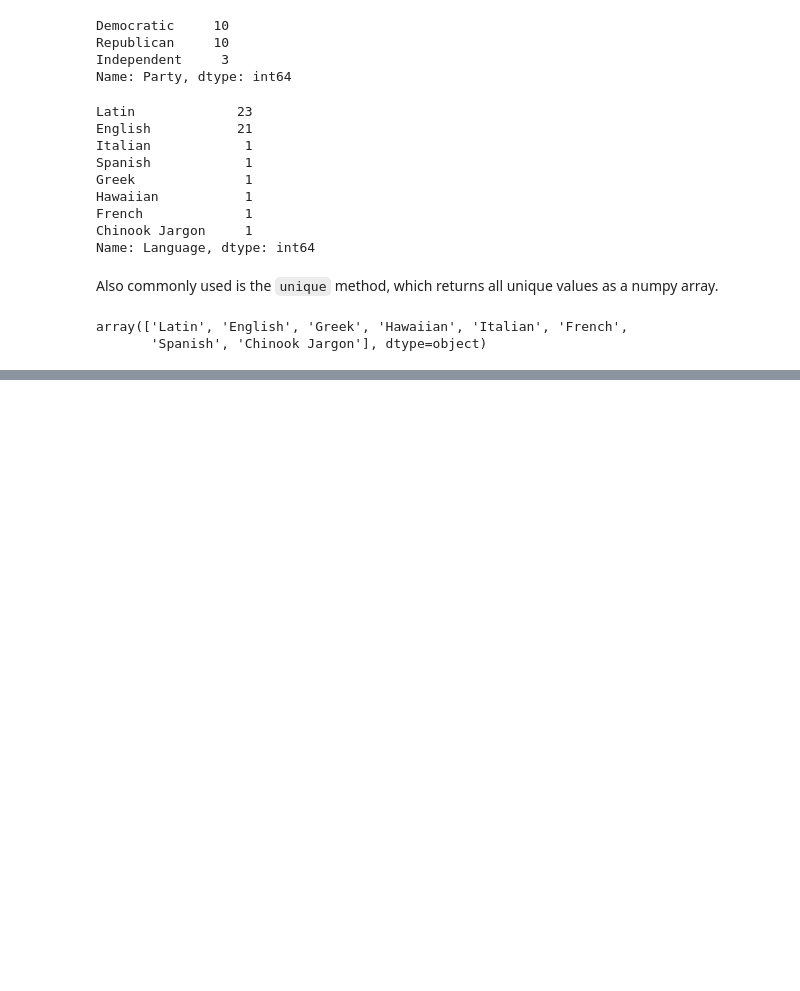
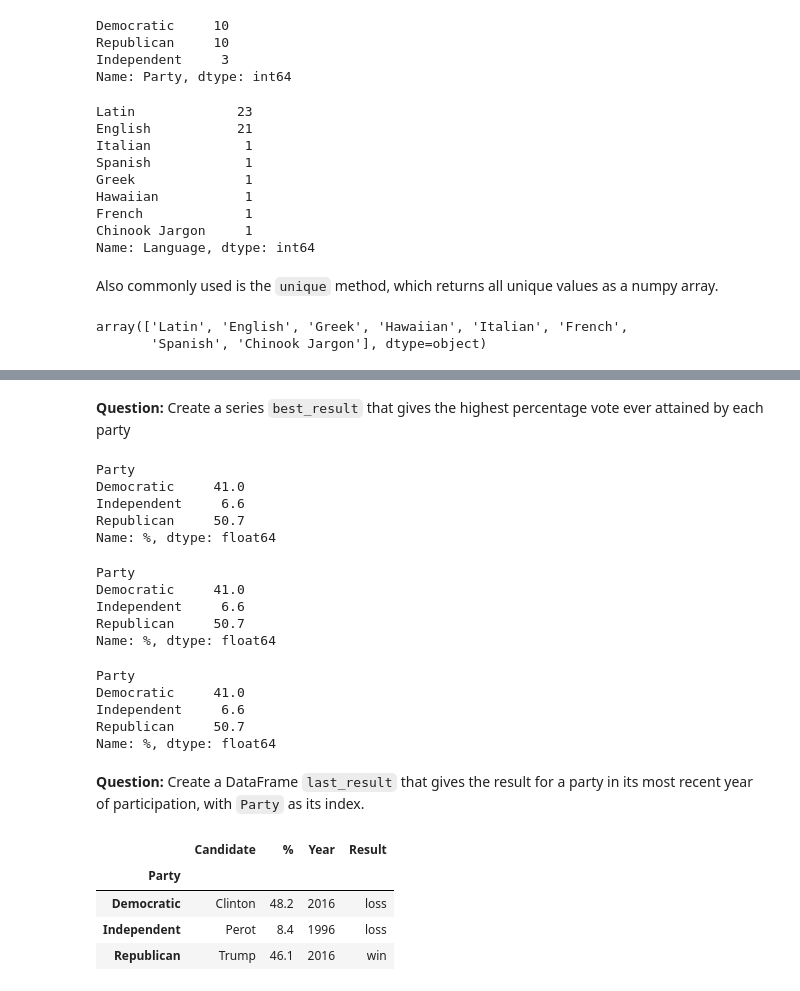
Before and after one commit to lasttillend/DS100, a Jupyter notebook: lec/lec02/02-pandas-basics.ipynb, the cells around one changed output, grey strips where cells are left out. Saved outputs shown, nothing was run; the diff lists cells and outputs as text; code cells hidden in the pictures; blank space fills up the shorter version.

```diff
--- a/lec/lec02/02-pandas-basics.ipynb
+++ b/lec/lec02/02-pandas-basics.ipynb
@@ -681,0 +710,43 @@ array(['Latin', 'English', 'Greek', 'Hawaiian', 'Italian', 'French',
+# %% [markdown]
+**Question:** Create a series `best_result` that gives the highest percentage vote ever attained by each party
+# %%
+# Method 1
+elections['%'].groupby(elections['Party']).first()
+# %% [output]
+Party
+Democratic     41.0
+Independent     6.6
+Republican     50.7
+Name: %, dtype: float64
+# %%
+# Method 2
+elections.groupby('Party')['%'].first()
+# %% [output]
+Party
+Democratic     41.0
+Independent     6.6
+Republican     50.7
+Name: %, dtype: float64
+# %%
+# Method3
+def take_first(series):
+    return series.iloc[0]
+
+elections.groupby('Party')['%'].agg(take_first)
+# %% [output]
+Party
+Democratic     41.0
+Independent     6.6
+Republican     50.7
+Name: %, dtype: float64
+# %% [markdown]
+**Question:** Create a DataFrame `last_result` that gives the result for a party in its most recent year of participation, with `Party` as its index.
+# %%
+# Method 1 (Take the advantage that the original dataframe is ascending in year)
+elections.groupby('Party').last()
+# %% [output]
+|  | Candidate | % | Year | Result |
+| Party |  |  |  |  |
+| Democratic | Clinton | 48.2 | 2016 | loss |
+| Independent | Perot | 8.4 | 1996 | loss |
+| Republican | Trump | 46.1 | 2016 | win |
```
Also changed, not shown: parts of 11 cells of this notebook, 2 other files.
